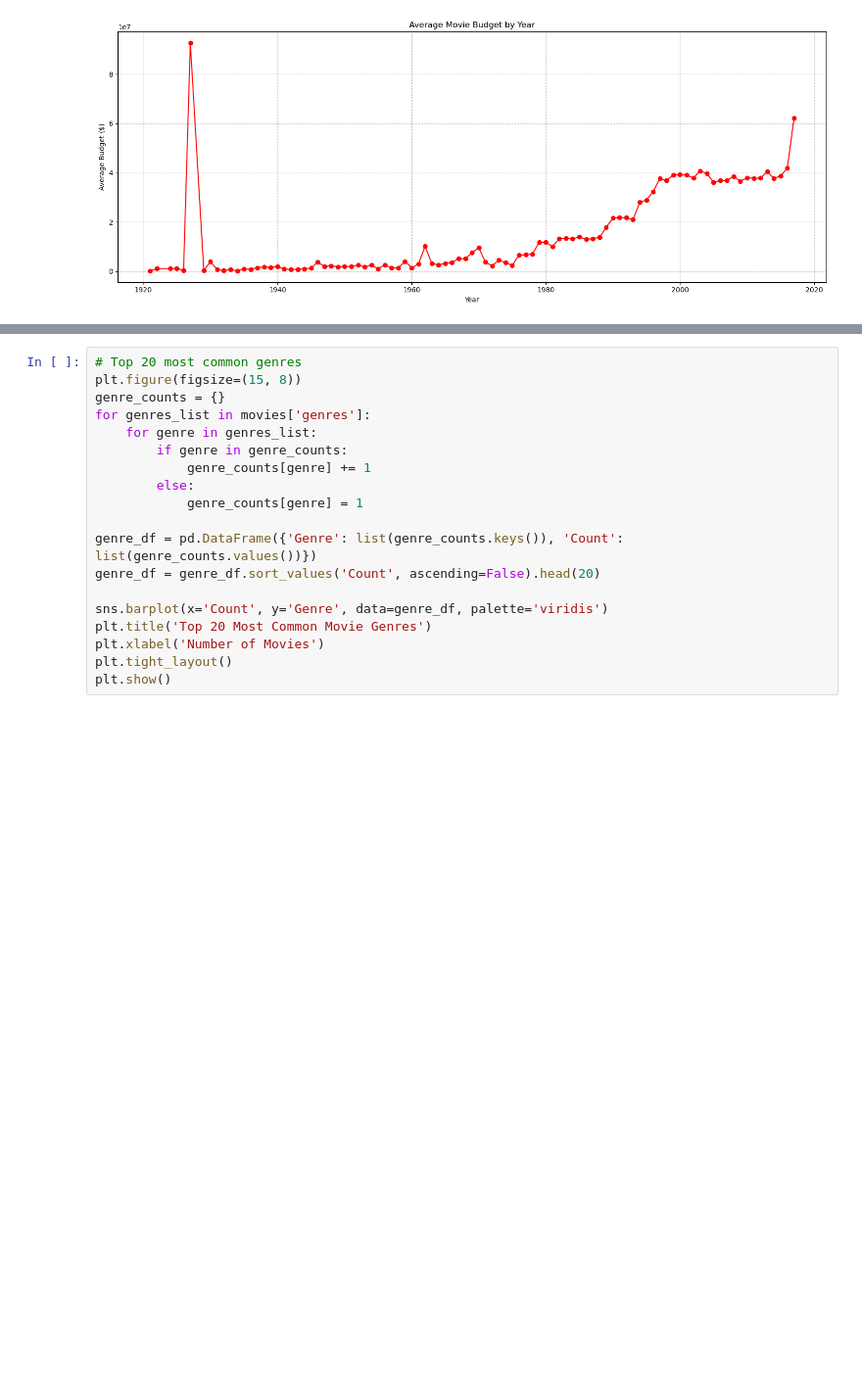
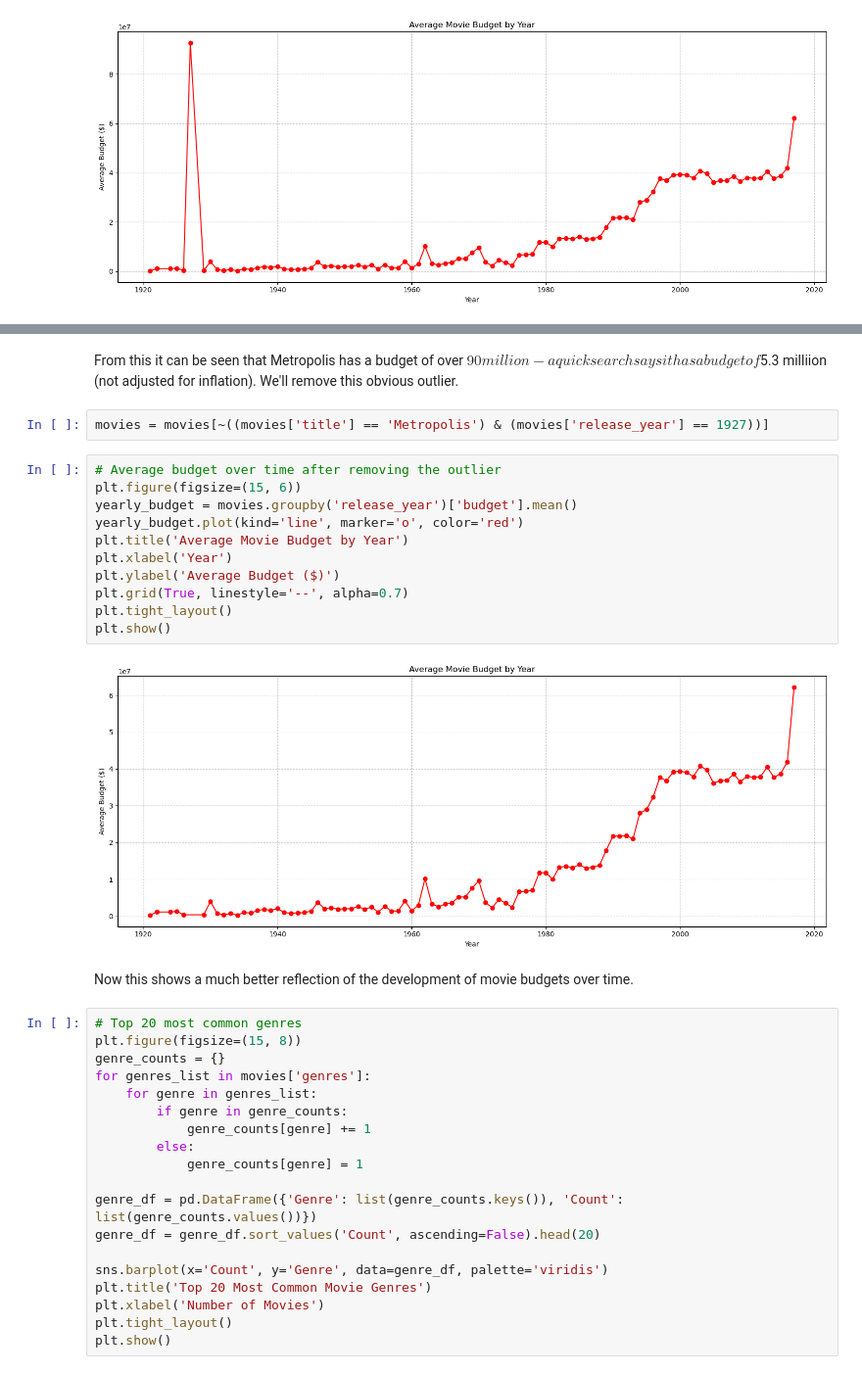
Before and after one commit to Hunkstaban/BIExamProject, a Jupyter notebook: workbooks/exploration-continued.ipynb, the cells around one changed output, grey strips where cells are left out. Shown at 98% size. Saved outputs shown, nothing was run; the diff lists cells and outputs as text; blank space fills up the shorter version.

```diff
--- a/workbooks/exploration-continued.ipynb
+++ b/workbooks/exploration-continued.ipynb
@@ -426,3 +448,22 @@ plt.show()
+# %% [markdown]
+From this it can be seen that Metropolis has a budget of over $90 million - a quick search says it has a budget of $5.3 milliion (not adjusted for inflation). We'll remove this obvious outlier.
+# %%
+movies = movies[~((movies['title'] == 'Metropolis') & (movies['release_year'] == 1927))]
+# %%
+# Average budget over time after removing the outlier
+plt.figure(figsize=(15, 6))
+yearly_budget = movies.groupby('release_year')['budget'].mean()
+yearly_budget.plot(kind='line', marker='o', color='red')
+plt.title('Average Movie Budget by Year')
+plt.xlabel('Year')
+plt.ylabel('Average Budget ($)')
+plt.grid(True, linestyle='--', alpha=0.7)
+plt.tight_layout()
+plt.show()
+# %% [output]
+[figure, added]
+# %% [markdown]
+Now this shows a much better reflection of the development of movie budgets over time.
 # %%
 # Top 20 most common genres
 plt.figure(figsize=(15, 8))
```
Also changed, not shown: parts of 32 cells of this notebook, 1 other file.
